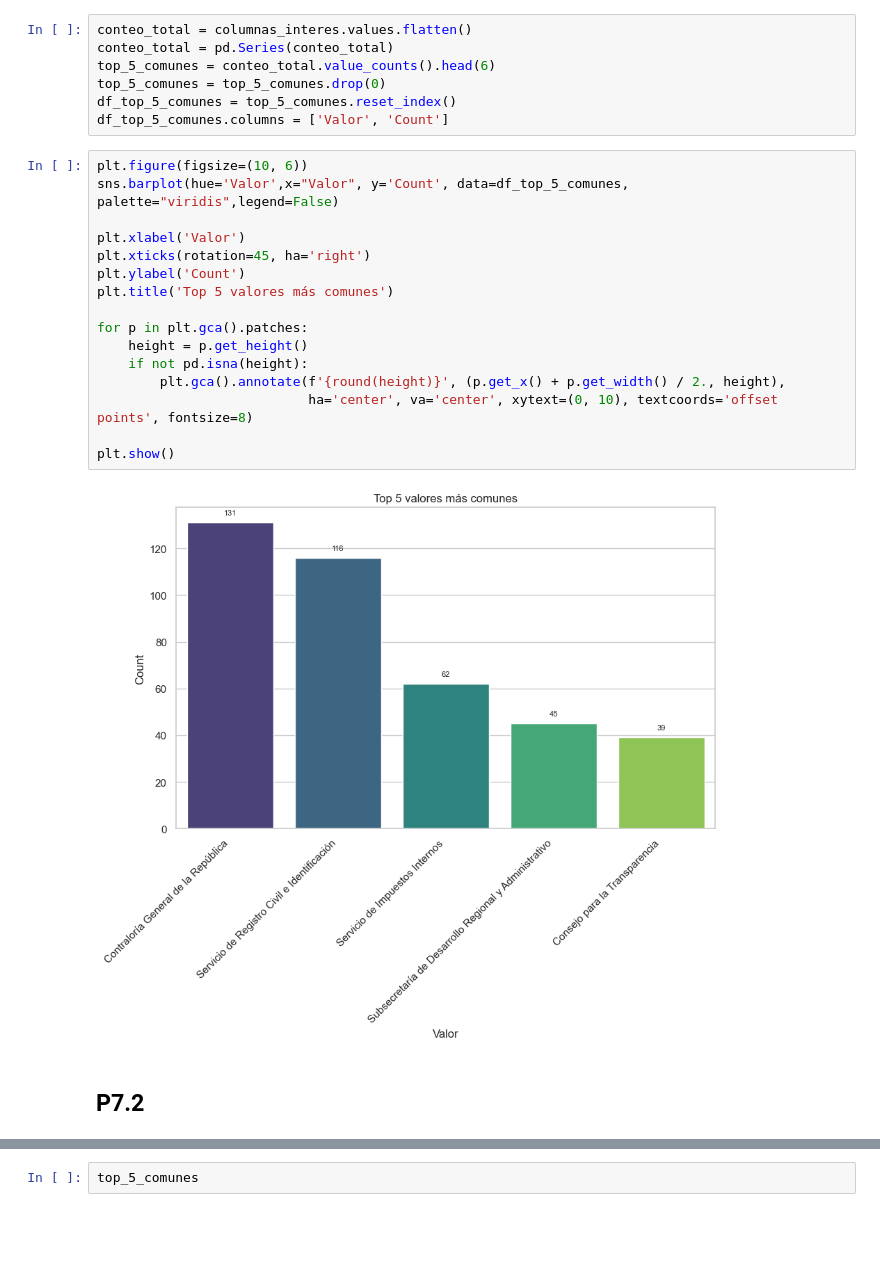
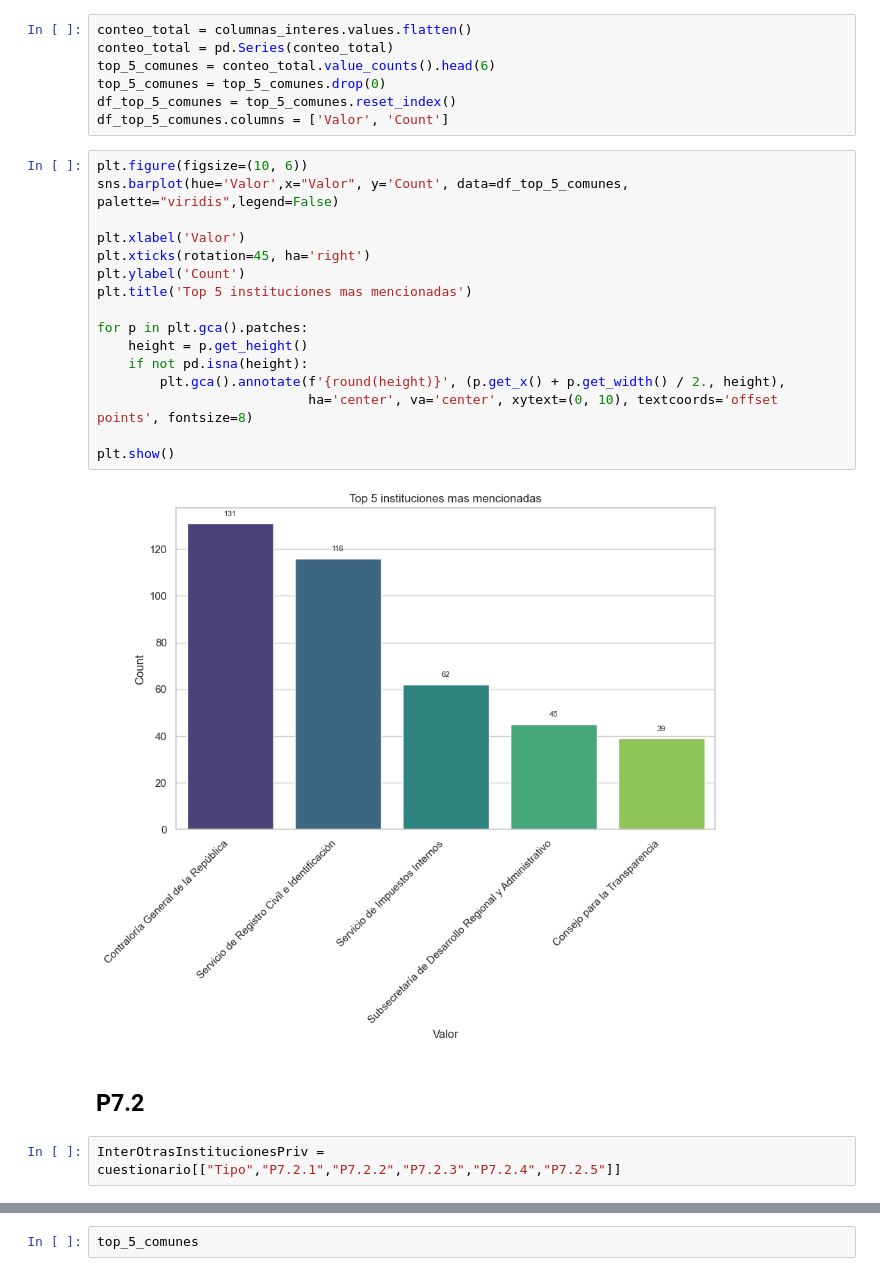
Before and after one commit to alejoGonc/EGD-CameronPartners, a Jupyter notebook: main.ipynb, the cells around one changed output, grey strips where cells are left out. Cells and saved outputs as stored; diff of their text form; blank space fills up the shorter version.

```diff
--- a/main.ipynb
+++ b/main.ipynb
@@ -710,20 +710,22 @@ df_top_5_comunes.columns = ['Valor', 'Count']
 # %%
 plt.figure(figsize=(10, 6))
 sns.barplot(hue='Valor',x="Valor", y='Count', data=df_top_5_comunes, palette="viridis",legend=False)
 
 plt.xlabel('Valor')
 plt.xticks(rotation=45, ha='right')
 plt.ylabel('Count')
-plt.title('Top 5 valores más comunes')
+plt.title('Top 5 instituciones mas mencionadas')
 
 for p in plt.gca().patches:
     height = p.get_height()
     if not pd.isna(height):
         plt.gca().annotate(f'{round(height)}', (p.get_x() + p.get_width() / 2., height),
                            ha='center', va='center', xytext=(0, 10), textcoords='offset points', fontsize=8)
 
 plt.show()
 # %% [output]
-[figure, old version]
+[figure, new version]
 # %% [markdown]
 ## P7.2
+# %%
+InterOtrasInstitucionesPriv = cuestionario[["Tipo","P7.2.1","P7.2.2","P7.2.3","P7.2.4","P7.2.5"]]
```
Also changed, not shown: parts of 10 cells of this notebook.
